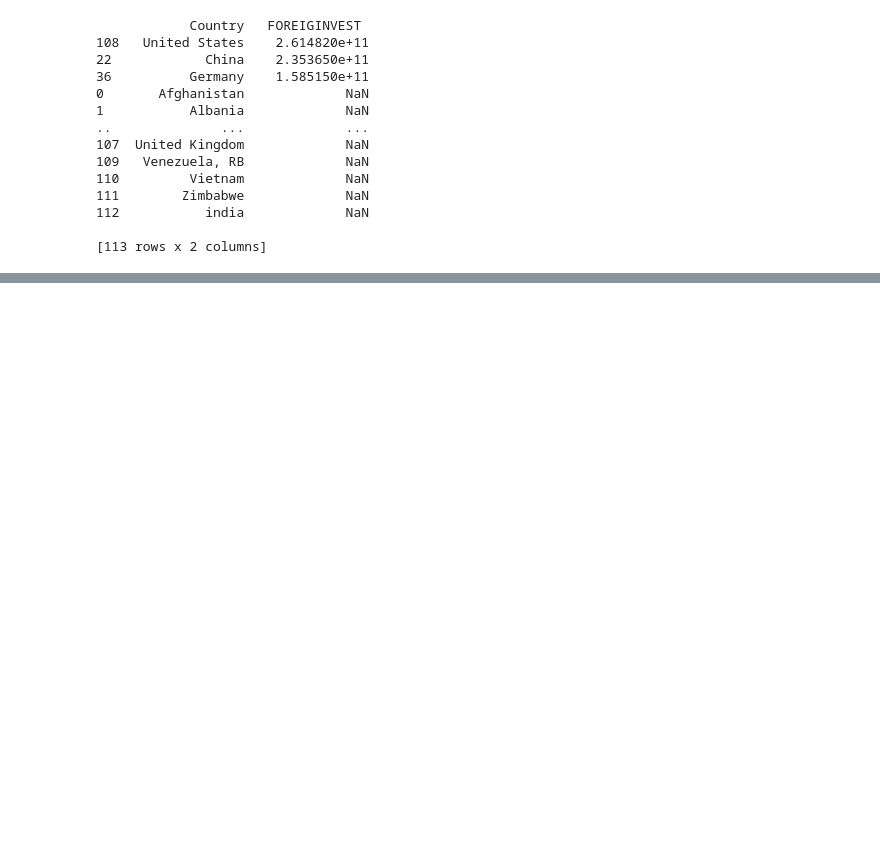
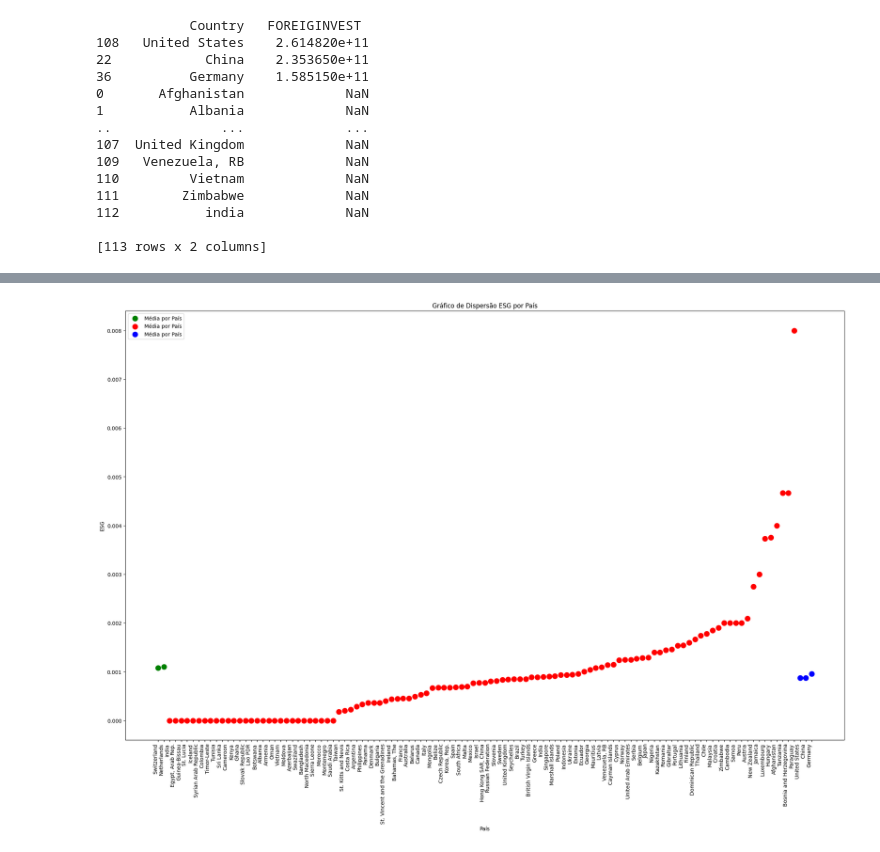
Before and after one commit to AlcirCastro/Intelig-ncia-Artificial-2o-Trabalho-Experimento-de-Aprendizado-N-o-Supervisionado, a Jupyter notebook: K_means_IA_Raised.ipynb, the cells around one changed output, grey strips where cells are left out. Saved outputs shown, nothing was run; the diff lists cells and outputs as text; code cells hidden in the pictures; blank space fills up the shorter version.

```diff
--- a/K_means_IA_Raised.ipynb
+++ b/K_means_IA_Raised.ipynb
@@ -323,9 +324,10 @@ print(sorted_grouped_df)
 
 [113 rows x 2 columns]
 # %%
-cluster1_df = df.loc[df['Cluster'] == 1]
-cluster1_df = cluster1_df[["ESG","E","S","G"," FOREIGINVEST "," TEACHT "]]
+cluster1_df = X.loc[X['Cluster'] == 1]
+cluster1_df = cluster1_df[["ESG","E","S","G"," FOREIGINVEST "]]
 cluster1_df = pd.concat([cluster1_df,df["Country"]], axis=1)
+cluster1_df = pd.concat([cluster1_df,df["Raised"]], axis=1)
 cluster1_dfs = cluster1_df.groupby('Country')[' FOREIGINVEST '].mean().reset_index()
 
 # Ordenar os grupos com base na média dos salários em ordem decrescente
@@ -346,3 +348,13 @@ print(sorted_grouped_df)
 112           india             NaN
 
 [113 rows x 2 columns]
+# %%
+cluster2_df = X.loc[X['Cluster'] == 2]
+cluster2_df = cluster2_df[["ESG","E","S","G"," FOREIGINVEST "]]
+cluster2_df = pd.concat([cluster2_df,df["Country"]], axis=1)
+cluster2_df = pd.concat([cluster2_df,df["Raised"]], axis=1)
+cluster2_dfs = cluster2_df.groupby('Country')[' FOREIGINVEST '].mean().reset_index()
+
+# Ordenar os grupos com base na média dos salários em ordem decrescente
+sorted_grouped_df = cluster2_dfs.sort_values(by=' FOREIGINVEST ', ascending=False)
+print(sorted_grouped_df)
@@ -348,0 +376,39 @@ print(sorted_grouped_df)
+# %%
+alice_df = alice_df.dropna(subset=[' FOREIGINVEST '])
+
+mean_esg_by_country = alice_df.groupby('Country')['ESG'].mean().reset_index()
+
+mean_esg_by_country_sorted = mean_esg_by_country.sort_values(by='ESG')
+
+cluster1_df = cluster1_df.dropna(subset=[' FOREIGINVEST '])
+
+mean_esg_by_countrys = cluster1_df.groupby('Country')['ESG'].mean().reset_index()
+
+mean_esg_by_country_sorteds = mean_esg_by_countrys.sort_values(by='ESG')
+
+cluster2_df = cluster2_df.dropna(subset=[' FOREIGINVEST '])
+
+mean_esg_by_countrys2 = cluster2_df.groupby('Country')['ESG'].mean().reset_index()
+
+mean_esg_by_country_sorteds2 = mean_esg_by_countrys2.sort_values(by='ESG')
+
+plt.figure(figsize=(25, 15))
+plt.scatter(mean_esg_by_country_sorteds2["Country"], mean_esg_by_country_sorteds2["ESG"], color='green', s=100, label='Média por País')
+plt.scatter(mean_esg_by_country_sorted["Country"], mean_esg_by_country_sorted["ESG"], color='red', s=100, label='Média por País')
+plt.scatter(mean_esg_by_country_sorteds["Country"], mean_esg_by_country_sorteds["ESG"], color='blue', s=100, label='Média por País')
+
+
+plt.xticks(rotation=90, ha='right')
+
+
+plt.xlabel('País')
+plt.ylabel('ESG')
+plt.title('Gráfico de Dispersão ESG por País')
+
+
+plt.legend()
+
+
+plt.show()
+# %% [output]
+[figure, added]
```
Also changed, not shown: parts of 15 cells of this notebook.
